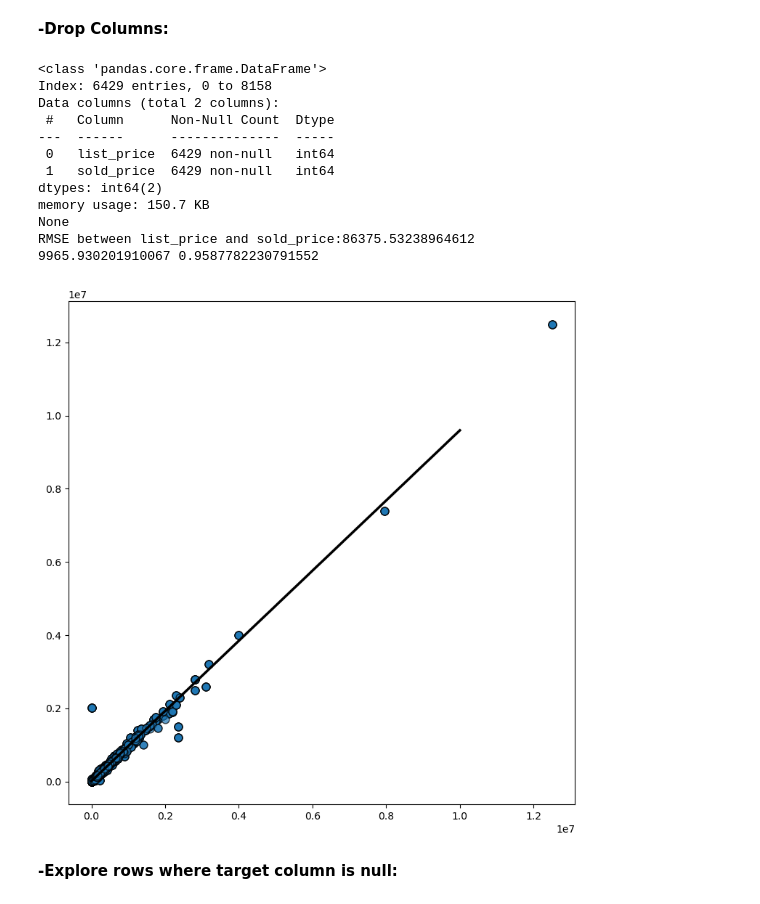
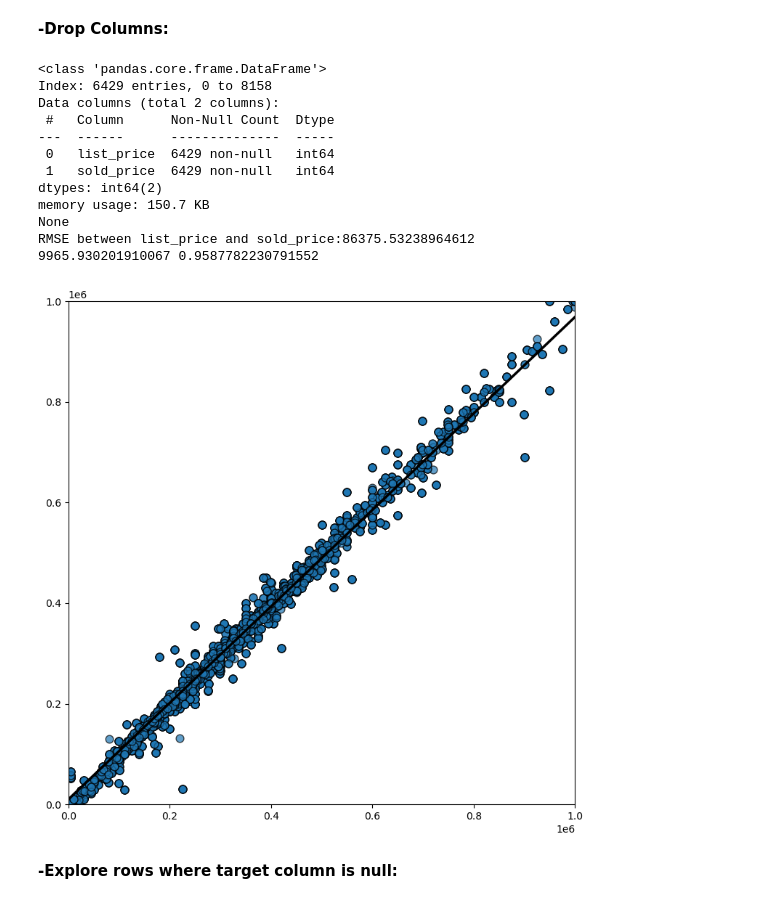
Before and after one commit to tylanoflynn/supervised_learning, a Jupyter notebook: notebooks/EDA.ipynb, the cells around one changed output. Drawn from its saved outputs; the diff is of its cells as text; code cells hidden in the pictures.

Commit message:
Changed x and y limits on list_price vs sold_price scatterplot

```diff
--- a/notebooks/EDA.ipynb
+++ b/notebooks/EDA.ipynb
@@ -173,34 +173,37 @@ list_sold_df['sold_price'] = pd.to_numeric(list_sold_df['sold_price'])
 print(list_sold_df.info())
 
 print("RMSE between list_price and sold_price:" + str(mean_squared_error(list_sold_df['list_price'], list_sold_df['sold_price'], squared=False)))
 
 fig, ax = plt.subplots(figsize = (9, 9))
 
+plt.xlim(right=1000000)
+plt.ylim(top=1000000)
+
 ax.scatter(list_sold_df['list_price'], list_sold_df['sold_price'], s=60, alpha=0.7, edgecolors="k")
 
 b, a = np.polyfit(list_sold_df['list_price'], list_sold_df['sold_price'], deg=1)
 
 # Create sequence of 100 numbers from 0 to 100
 xseq = np.linspace(0, 10000000, num=100)
 
 # Plot regression line
 ax.plot(xseq, a + b * xseq, color="k", lw=2.5)
 
 print(a, b)
 # %% [output]
 <class 'pandas.core.frame.DataFrame'>
 Index: 6429 entries, 0 to 8158
 Data columns (total 2 columns):
  #   Column      Non-Null Count  Dtype
 ---  ------      --------------  -----
  0   list_price  6429 non-null   int64
  1   sold_price  6429 non-null   int64
 dtypes: int64(2)
 memory usage: 150.7 KB
 None
 RMSE between list_price and sold_price:86375.53238964612
 9965.930201910067 0.9587782230791552
-[figure, old version]
+[figure, new version]
 # %% [markdown]
 **-Explore rows where target column is null:**
 # %%
```
